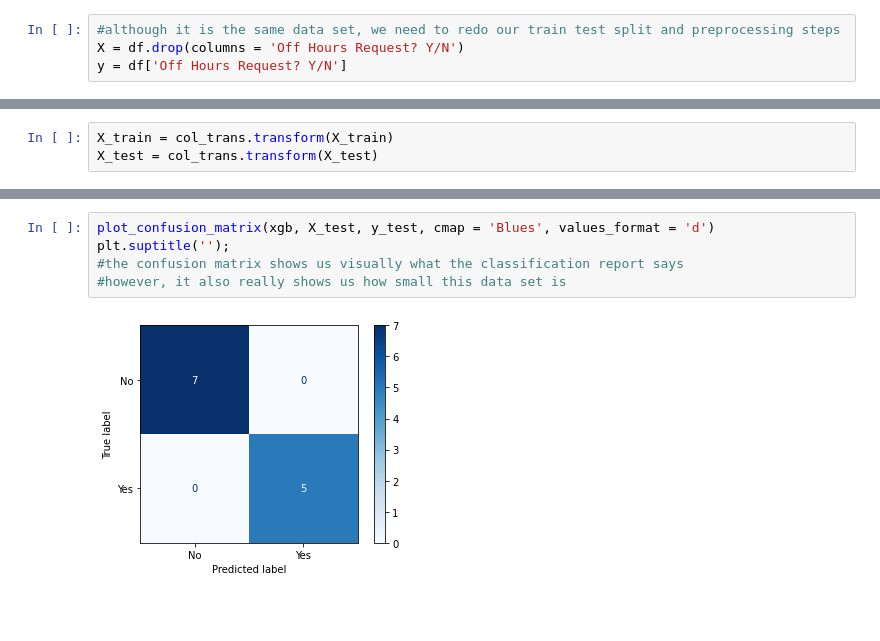
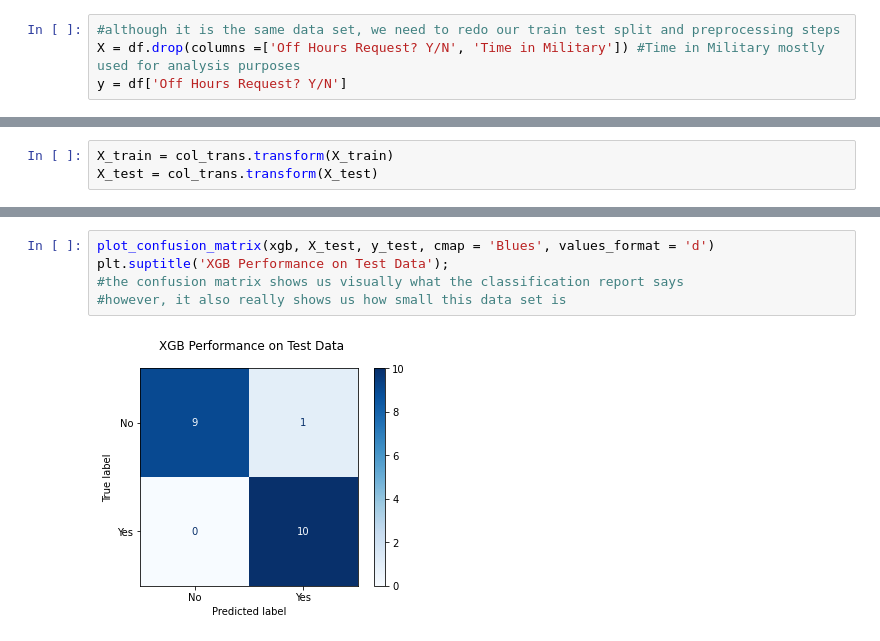
Before and after one commit to sachsac/teaching_data, a Jupyter notebook: TA_Hours_Model.ipynb, the cells around one changed output, grey strips where cells are left out. Saved outputs shown, nothing was run; the diff lists cells and outputs as text; blank space fills up the shorter version.

```diff
--- a/TA_Hours_Model.ipynb
+++ b/TA_Hours_Model.ipynb
@@ -48,7 +53,7 @@ from sklearn.linear_model import LogisticRegression
 from xgboost import XGBClassifier
 # %%
 #although it is the same data set, we need to redo our train test split and preprocessing steps
-X = df.drop(columns = 'Off Hours Request? Y/N')
+X = df.drop(columns =['Off Hours Request? Y/N', 'Time in Military']) #Time in Military mostly used for analysis purposes
 y = df['Off Hours Request? Y/N']
 # %%
 X_train, X_test, y_train, y_test = train_test_split(X, y, random_state = 42, stratify = y)
@@ -137,7 +169,7 @@ XGB actually performs very well for this problem without hypertuning.
 # %%
 plot_confusion_matrix(xgb, X_test, y_test, cmap = 'Blues', values_format = 'd')
-plt.suptitle('');
+plt.suptitle('XGB Performance on Test Data');
 #the confusion matrix shows us visually what the classification report says
 #however, it also really shows us how small this data set is
 # %% [output]
-[figure, old version]
+[figure, new version]
```
Also changed, not shown: parts of 12 cells of this notebook.
